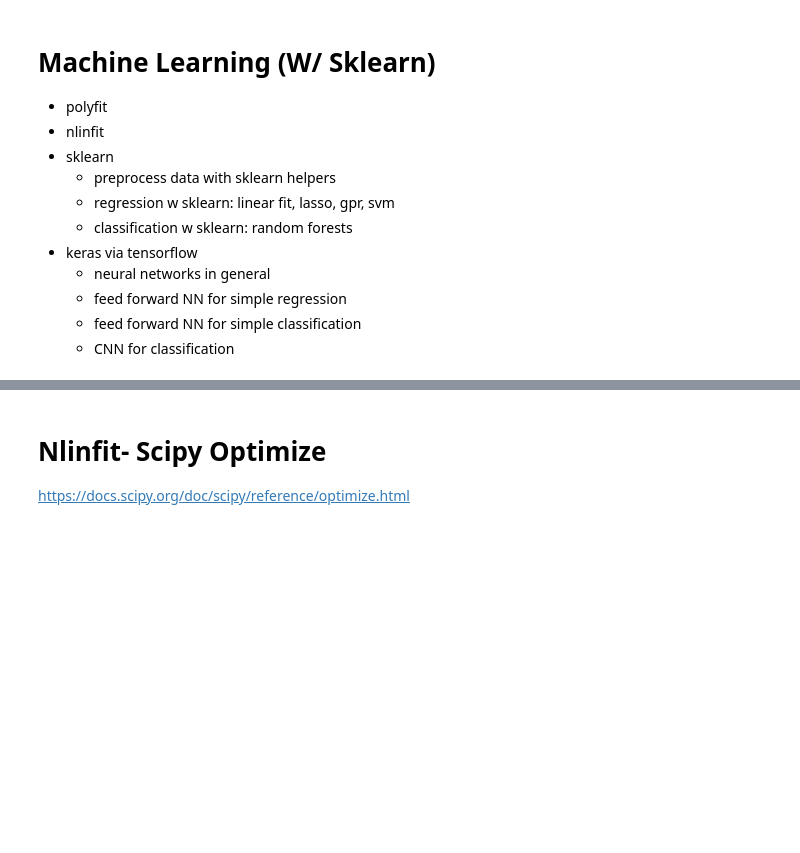
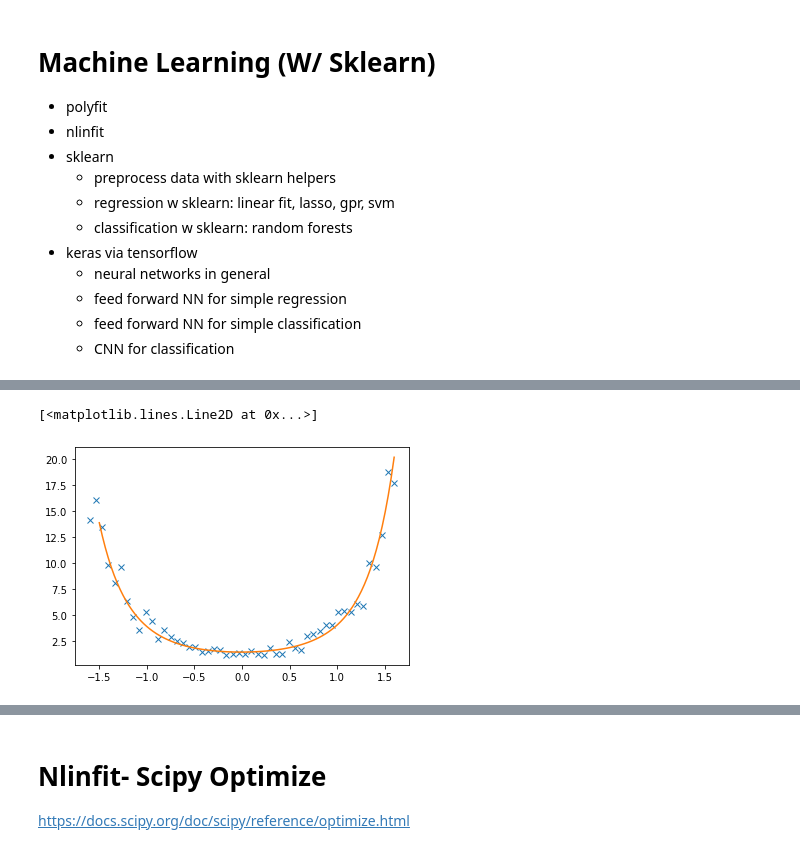
Before and after one commit to jcartus/PythonCourse, a Jupyter notebook: 07_MachineLearning.ipynb, the cells around one changed output, grey strips where cells are left out. Drawn from its saved outputs; the diff is of its cells as text; code cells hidden in the pictures; blank space fills up the shorter version.

```diff
--- a/07_MachineLearning.ipynb
+++ b/07_MachineLearning.ipynb
@@ -63,0 +71,8 @@ array([0.70075949, 0.03741707, 0.4022365 ])
+# %%
+t = np.linspace(-1.5, 1.6, 100)
+
+plt.plot(x, y, "x")
+plt.plot(t, np.exp(np.polyval(p, t)), "-", label="exp(x**2)")
+# %% [output]
+[<matplotlib.lines.Line2D at 0x...>]
+[figure, added]
```
Also changed, not shown: parts of 22 cells of this notebook.
